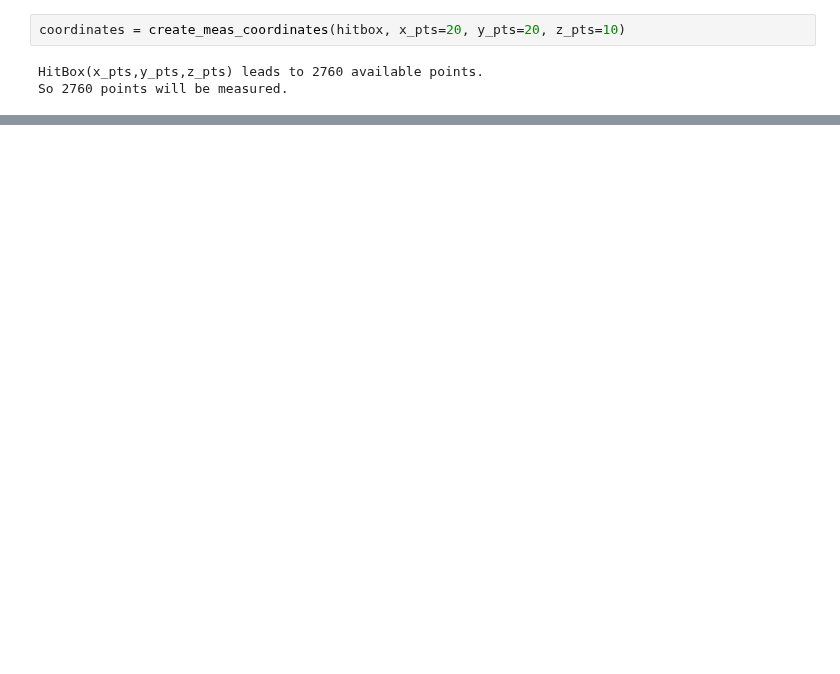
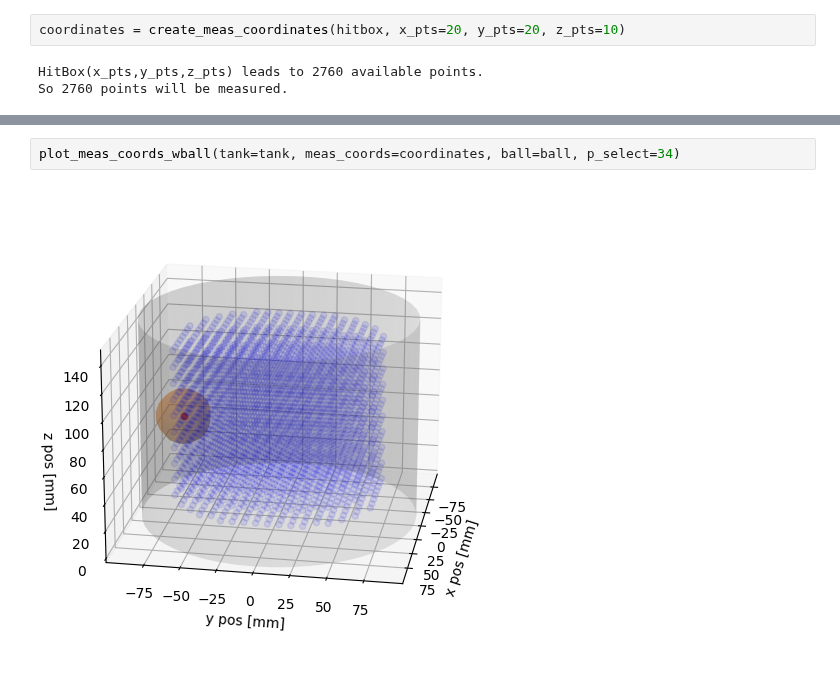
Before and after one commit to JacobTh98/3dIT, a Jupyter notebook: developing.ipynb, the cells around one changed output, grey strips where cells are left out. Drawn from its saved outputs; the diff is of its cells as text; blank space fills up the shorter version.

```diff
--- a/developing.ipynb
+++ b/developing.ipynb
@@ -252,0 +300,4 @@ plot_meas_coords(tank=tank, meas_coords=coordinates)
+# %%
+plot_meas_coords_wball(tank=tank, meas_coords=coordinates, ball=ball, p_select=34)
+# %% [output]
+[figure, added]
```
Also changed, not shown: parts of 8 cells of this notebook, 4 other files.
